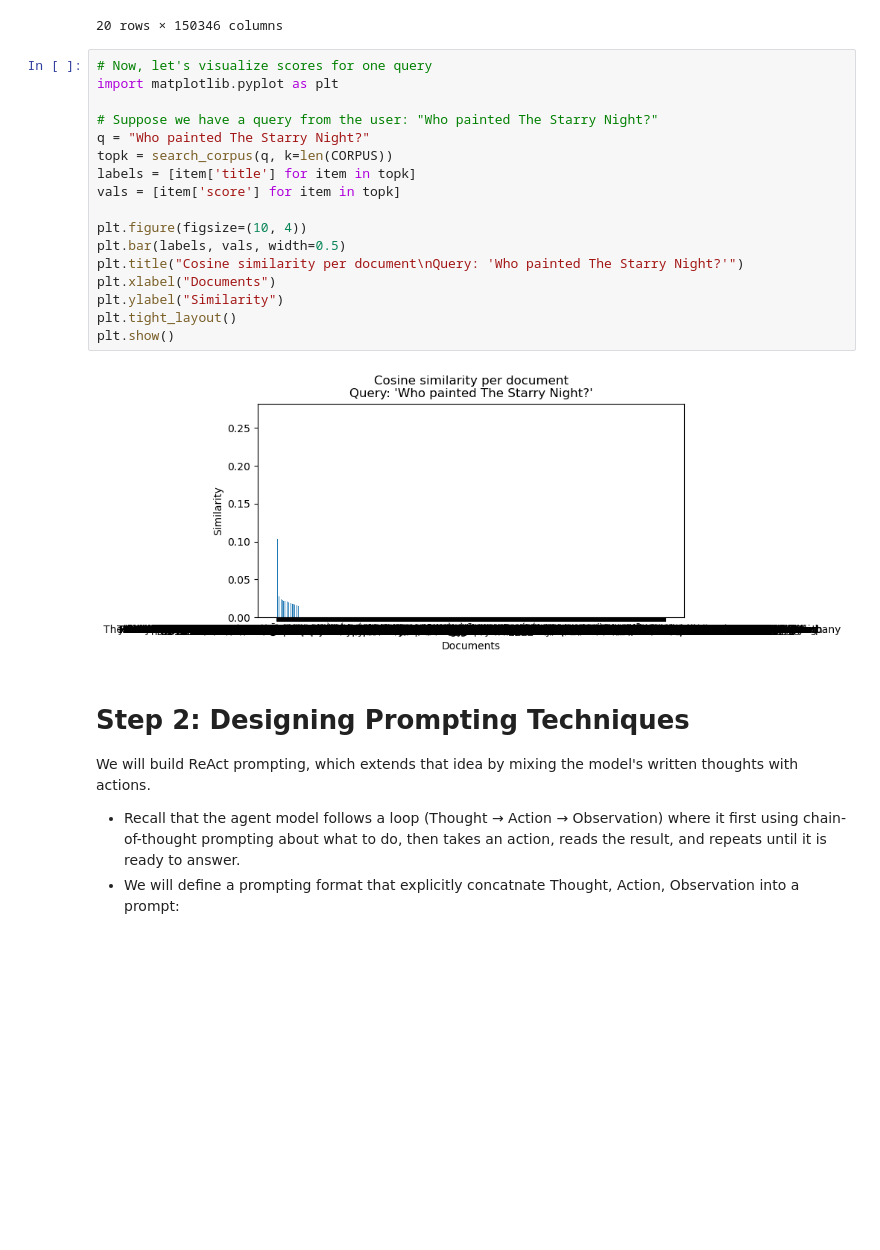
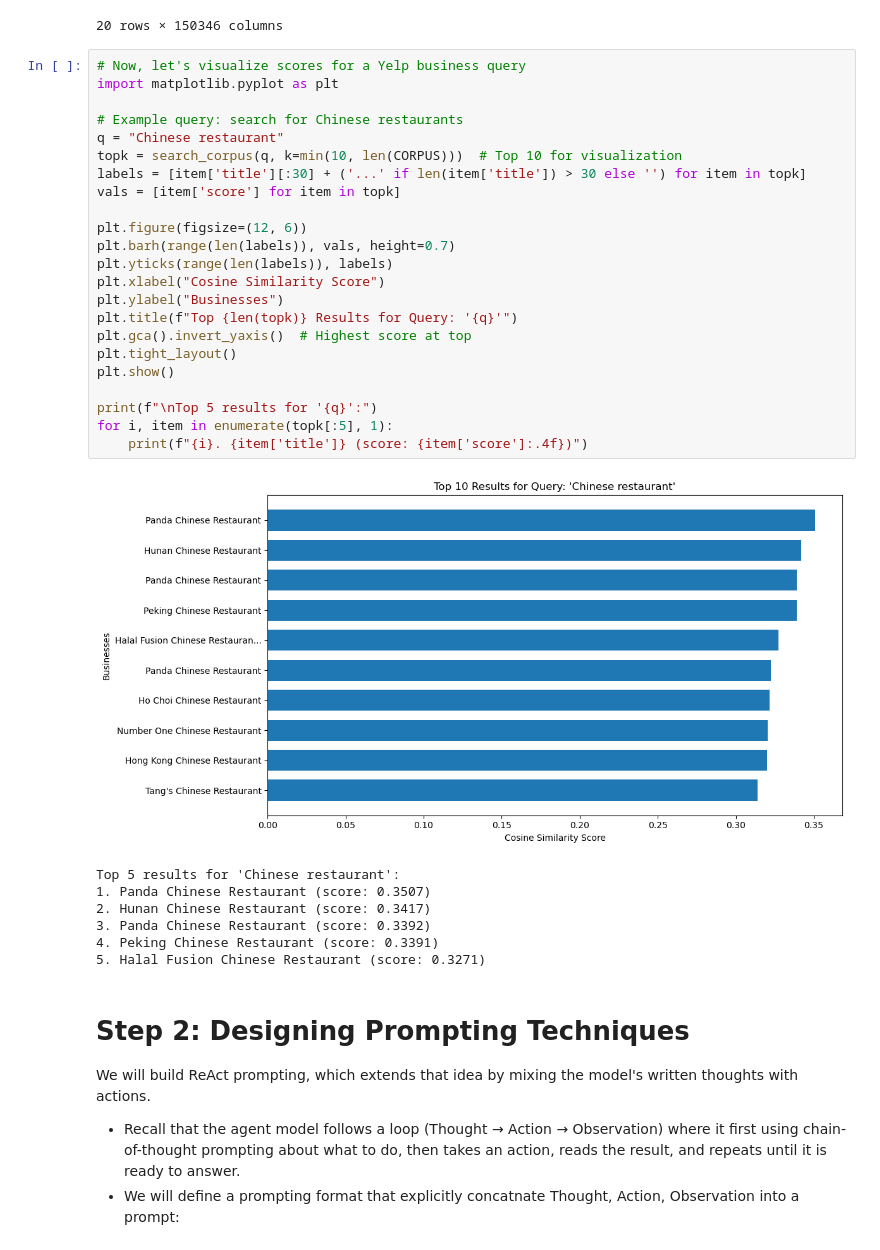
Before and after one commit to pallavishankarr/CS4100_project, a Jupyter notebook: Course-Project-Handout.ipynb, the cells around one changed output. Saved outputs shown, nothing was run; the diff lists cells and outputs as text; blank space fills up the shorter version.

```diff
--- a/Course-Project-Handout.ipynb
+++ b/Course-Project-Handout.ipynb
@@ -119,25 +155,37 @@ tfidf_table[:20]
 | 76269014 | 0.0 | 0.0 | 0.0 | 0.0 | ... |
 | 7626645119 | 0.0 | 0.0 | 0.0 | 0.0 | ... |
 20 rows × 150346 columns
-# %%
-# Now, let's visualize scores for one query
-import matplotlib.pyplot as plt
-
-# Suppose we have a query from the user: "Who painted The Starry Night?"
-q = "Who painted The Starry Night?"
-topk = search_corpus(q, k=len(CORPUS))
-labels = [item['title'] for item in topk]
-vals = [item['score'] for item in topk]
-
-plt.figure(figsize=(10, 4))
-plt.bar(labels, vals, width=0.5)
-plt.title("Cosine similarity per document\nQuery: 'Who painted The Starry Night?'")
-plt.xlabel("Documents")
-plt.ylabel("Similarity")
-plt.tight_layout()
-plt.show()
-# %% [output]
-[figure, removed]
+# %%
+# Now, let's visualize scores for a Yelp business query
+import matplotlib.pyplot as plt
+
+# Example query: search for Chinese restaurants
+q = "Chinese restaurant"
+topk = search_corpus(q, k=min(10, len(CORPUS)))  # Top 10 for visualization
+labels = [item['title'][:30] + ('...' if len(item['title']) > 30 else '') for item in topk]
+vals = [item['score'] for item in topk]
+
+plt.figure(figsize=(12, 6))
+plt.barh(range(len(labels)), vals, height=0.7)
+plt.yticks(range(len(labels)), labels)
+plt.xlabel("Cosine Similarity Score")
+plt.ylabel("Businesses")
+plt.title(f"Top {len(topk)} Results for Query: '{q}'")
+plt.gca().invert_yaxis()  # Highest score at top
+plt.tight_layout()
+plt.show()
+
+print(f"\nTop 5 results for '{q}':")
+for i, item in enumerate(topk[:5], 1):
+    print(f"{i}. {item['title']} (score: {item['score']:.4f})")
+# %% [output]
+[figure, added]
+Top 5 results for 'Chinese restaurant':
+1. Panda Chinese Restaurant (score: 0.3507)
+2. Hunan Chinese Restaurant (score: 0.3417)
+3. Panda Chinese Restaurant (score: 0.3392)
+4. Peking Chinese Restaurant (score: 0.3391)
+5. Halal Fusion Chinese Restaurant (score: 0.3271)
 # %% [markdown]
 # Step 2: Designing Prompting Techniques
 
```
Also changed, not shown: parts of 20 cells of this notebook, 1 other file.
